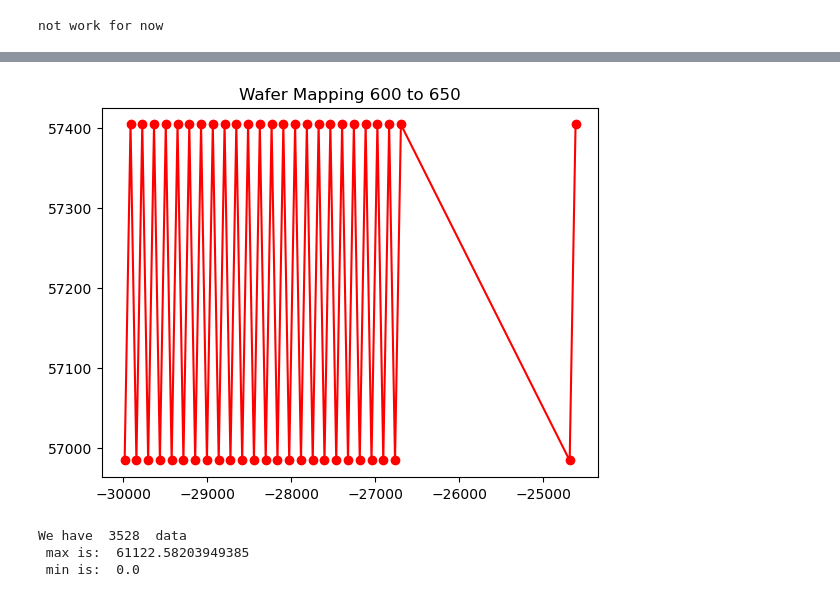
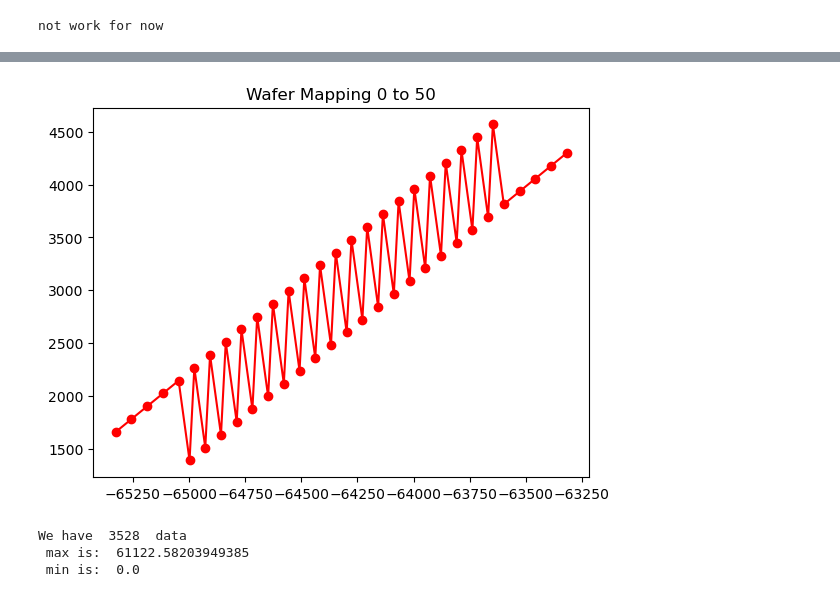
Before and after one commit to ReChen33/QuReseach, a Jupyter notebook: code/wafer/TestWafer.ipynb, the cells around one changed output, grey strips where cells are left out. Cells and saved outputs as stored; diff of their text form; code cells hidden in the pictures.

```diff
--- a/code/wafer/TestWafer.ipynb
+++ b/code/wafer/TestWafer.ipynb
@@ -814,35 +814,35 @@ for i in range(len(data_goal2)):
 #reorder the group A B C use sorted function
 # for group A, sort by pad x increasing
 group_A = sorted(group_A, key = lambda x: np.float64(x[PadXIndex]))
 # for group B, sort by pad y decreasing
 group_B = sorted(group_B, key = lambda x: np.float64(x[PadYIndex]), reverse=True)
 # for group A, sort by pad x decreasing
 group_C = sorted(group_C, key = lambda x: np.float64(x[PadXIndex]), reverse=True)
 
 reorder_data = group_A + group_B + group_C
 
 # print(reorder_data)
 # #save the reorder data to a file
 # reorder_data = np.array(reorder_data)
 # df4 = pd.DataFrame(reorder_data,columns = get_columns)
 # df4.to_csv('.\\newdata\\goal1 Ver2 reorder data.csv', index=False)
 
 
 
 #by for loop of 50 I find not all data is in a 50 group
 for i in range(int(len(reorder_data)/50)+1):
-    i = 12 #show the case for 600 - 650
+    #i = 12 #show the case for 600 - 650
     j = i+1
 
     pad_x_re = [np.float64(row[PadXIndex]) for row in reorder_data][i*50:j*50]
     pad_y_re = [np.float64(row[PadYIndex]) for row in reorder_data][i*50:j*50]
 
     plt.plot(pad_x_re,pad_y_re, 'ro-')
     plt.title(f'Wafer Mapping {i*50} to {j*50}')
     plt.show()
     break # only show one figure for now
 # %% [output]
-[figure, old version]
+[figure, new version]
 # %%
 """ goal 2 Ver2.01
 get distance between pixel by don't separate the pad up and down, only along x increasing
```
Also changed, not shown: 2 other files.
